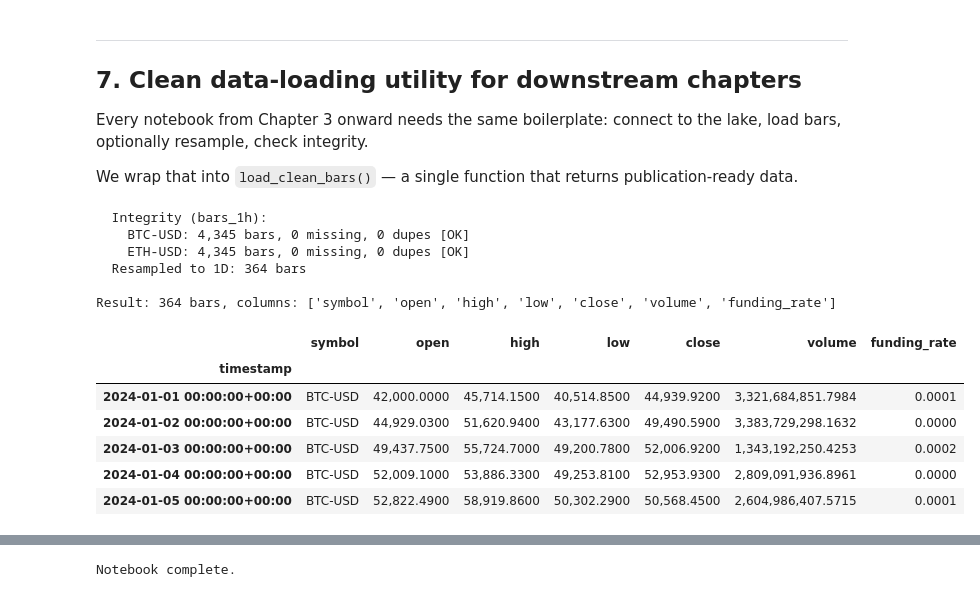
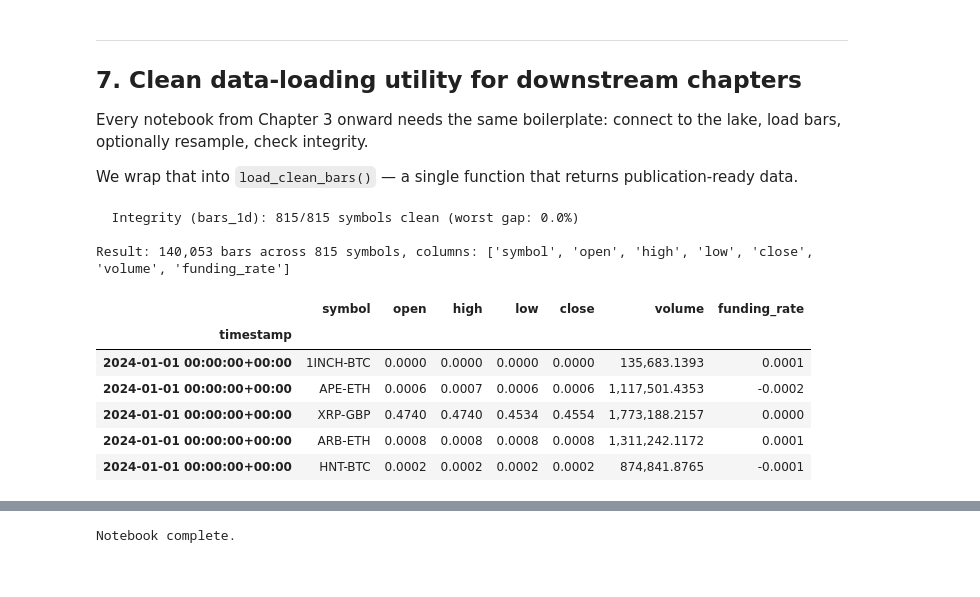
Before and after one commit to ytfloyd/ml_4_da, a Jupyter notebook: notebooks/ch02_market_data.ipynb, the cells around one changed output, grey strips where cells are left out. Saved outputs shown, nothing was run; the diff lists cells and outputs as text; code cells hidden in the pictures.

```diff
--- a/notebooks/ch02_market_data.ipynb
+++ b/notebooks/ch02_market_data.ipynb
@@ -158,4 +464,10 @@ Tables and views in market.duckdb:
 # %%
-# Quick summary: row counts, date range, symbols per table
-con.execute("SELECT * FROM bar_summary").fetchdf()
+# Aggregate summary: symbols and bars per table
+summary = con.execute("SELECT * FROM bar_summary").fetchdf()
+print("Lake summary:\n")
+display(summary)
+
+# Detailed view: per-symbol counts (first 10 rows)
+print("\nPer-symbol detail (first 10 of many):")
+con.execute("SELECT * FROM bar_detail ORDER BY tbl, symbol LIMIT 10").fetchdf()
 # %% [output]
@@ -804,11 +1207,17 @@ def load_clean_bars(
         freq_map = {"bars_1h": "1h", "bars_4h": "4h", "bars_1d": "1D"}
         freq = freq_map.get(table, "1h")
         report = check_timestamp_integrity(df, freq)
-        print(f"  Integrity ({table}):")
-        for _, row in report.iterrows():
-            status = "OK" if row["missing"] == 0 and row["duplicates"] == 0 else "CHECK"
-            print(f"    {row['symbol']}: {row['total_bars']:,} bars, "
-                  f"{row['missing']} missing, {row['duplicates']} dupes [{status}]")
+        n_clean = ((report["missing"] == 0) & (report["duplicates"] == 0)).sum()
+        n_total = len(report)
+        if n_total <= 10:
+            print(f"  Integrity ({table}):")
+            for _, row in report.iterrows():
+                status = "OK" if row["missing"] == 0 and row["duplicates"] == 0 else "CHECK"
+                print(f"    {row['symbol']}: {row['total_bars']:,} bars, "
+                      f"{row['missing']} missing, {row['duplicates']} dupes [{status}]")
+        else:
+            print(f"  Integrity ({table}): {n_clean}/{n_total} symbols clean "
+                  f"(worst gap: {report['gap_pct'].max():.1f}%)")
 
     # Resample
     if resample:
@@ -817,28 +1226,24 @@ def load_clean_bars(
 
     return df
 # %%
-# Demo: load 1h bars for both symbols, resample to daily
-bars = load_clean_bars(
-    "bars_1h",
-    symbols=["BTC-USD", "ETH-USD"],
+# Demo: load all daily bars for the full universe
+bars_all = load_clean_bars(
+    "bars_1d",
     start="2024-01-01",
     end="2024-06-30",
-    resample="1D",
 )
-print(f"\nResult: {len(bars):,} bars, columns: {list(bars.columns)}")
-bars.head()
+n_syms = bars_all["symbol"].nunique()
+print(f"\nResult: {len(bars_all):,} bars across {n_syms} symbols, columns: {list(bars_all.columns)}")
+bars_all.head()
 # %% [output]
-  Integrity (bars_1h):
-    BTC-USD: 4,345 bars, 0 missing, 0 dupes [OK]
-    ETH-USD: 4,345 bars, 0 missing, 0 dupes [OK]
-  Resampled to 1D: 364 bars
+  Integrity (bars_1d): 815/815 symbols clean (worst gap: 0.0%)
 
-Result: 364 bars, columns: ['symbol', 'open', 'high', 'low', 'close', 'volume', 'funding_rate']
+Result: 140,053 bars across 815 symbols, columns: ['symbol', 'open', 'high', 'low', 'close', 'volume', 'funding_rate']
 |  | symbol | open | high | low | close | volume | funding_rate |
 | timestamp |  |  |  |  |  |  |  |
-| 2024-01-01 00:00:00+00:00 | BTC-USD | 42,000.0000 | 45,714.1500 | 40,514.8500 | 44,939.9200 | 3,321,684,851.7984 | 0.0001 |
-| 2024-01-02 00:00:00+00:00 | BTC-USD | 44,929.0300 | 51,620.9400 | 43,177.6300 | 49,490.5900 | 3,383,729,298.1632 | 0.0000 |
-| 2024-01-03 00:00:00+00:00 | BTC-USD | 49,437.7500 | 55,724.7000 | 49,200.7800 | 52,006.9200 | 1,343,192,250.4253 | 0.0002 |
-| 2024-01-04 00:00:00+00:00 | BTC-USD | 52,009.1000 | 53,886.3300 | 49,253.8100 | 52,953.9300 | 2,809,091,936.8961 | 0.0000 |
-| 2024-01-05 00:00:00+00:00 | BTC-USD | 52,822.4900 | 58,919.8600 | 50,302.2900 | 50,568.4500 | 2,604,986,407.5715 | 0.0001 |
+| 2024-01-01 00:00:00+00:00 | 1INCH-BTC | 0.0000 | 0.0000 | 0.0000 | 0.0000 | 135,683.1393 | 0.0001 |
+| 2024-01-01 00:00:00+00:00 | APE-ETH | 0.0006 | 0.0007 | 0.0006 | 0.0006 | 1,117,501.4353 | -0.0002 |
+| 2024-01-01 00:00:00+00:00 | XRP-GBP | 0.4740 | 0.4740 | 0.4534 | 0.4554 | 1,773,188.2157 | 0.0000 |
+| 2024-01-01 00:00:00+00:00 | ARB-ETH | 0.0008 | 0.0008 | 0.0008 | 0.0008 | 1,311,242.1172 | 0.0001 |
+| 2024-01-01 00:00:00+00:00 | HNT-BTC | 0.0002 | 0.0002 | 0.0002 | 0.0002 | 874,841.8765 | -0.0001 |
 # %%
```
Also changed, not shown: parts of 21 cells of this notebook.
